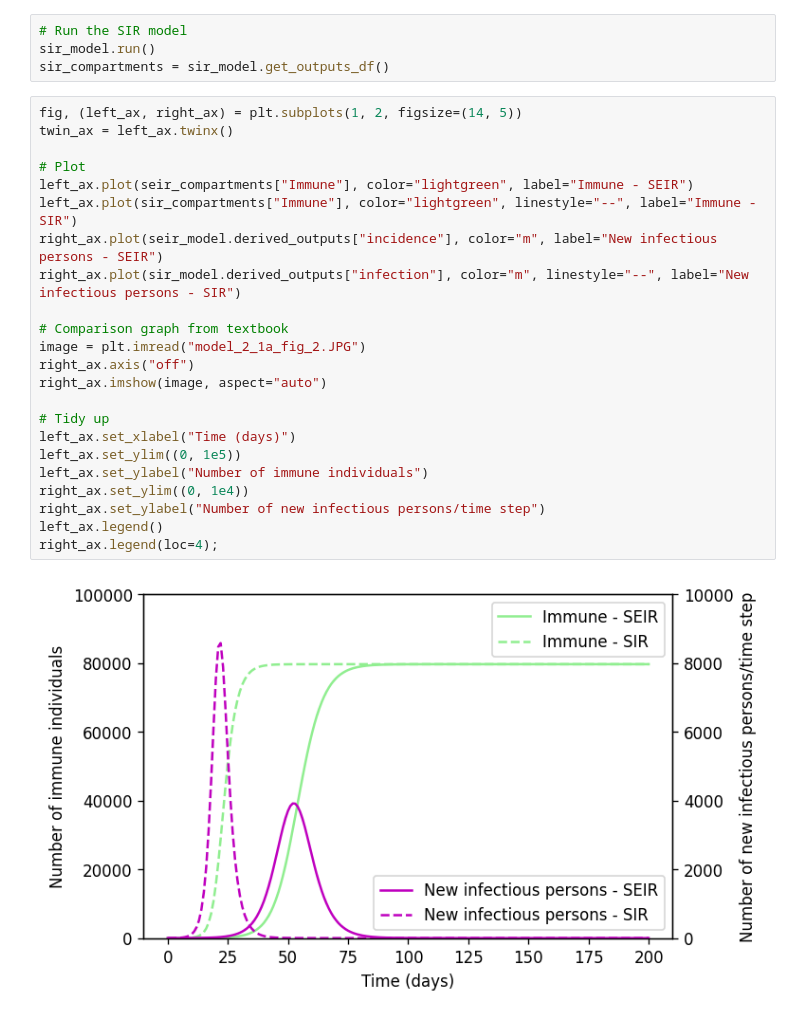
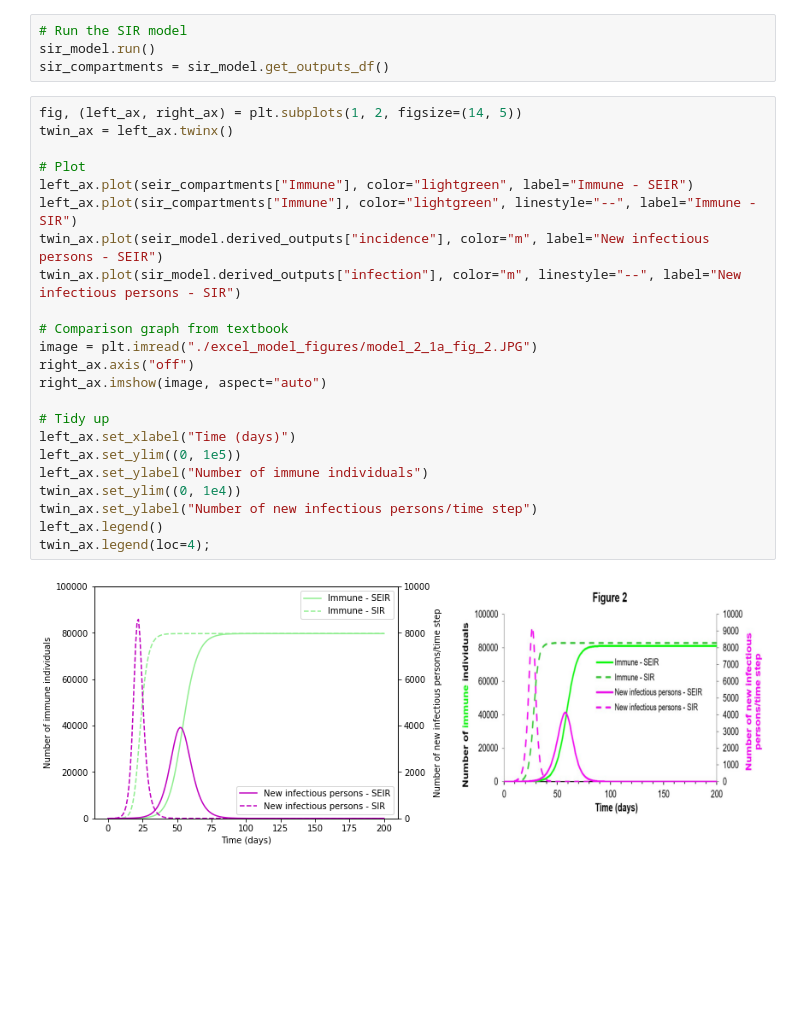
Before and after one commit to monash-emu/summer, a Jupyter notebook: docs/vynnycky_white/chapter_2.ipynb, the cells around one changed output. Drawn from its saved outputs; the diff is of its cells as text; blank space fills up the shorter version.

Commit message:
Reorganise folder structure for figures

```diff
--- a/docs/vynnycky_white/chapter_2.ipynb
+++ b/docs/vynnycky_white/chapter_2.ipynb
@@ -174,25 +174,25 @@ sir_compartments = sir_model.get_outputs_df()
 # %%
 fig, (left_ax, right_ax) = plt.subplots(1, 2, figsize=(14, 5))
 twin_ax = left_ax.twinx()
 
 # Plot
 left_ax.plot(seir_compartments["Immune"], color="lightgreen", label="Immune - SEIR")
 left_ax.plot(sir_compartments["Immune"], color="lightgreen", linestyle="--", label="Immune - SIR")
-right_ax.plot(seir_model.derived_outputs["incidence"], color="m", label="New infectious persons - SEIR")
-right_ax.plot(sir_model.derived_outputs["infection"], color="m", linestyle="--", label="New infectious persons - SIR")
+twin_ax.plot(seir_model.derived_outputs["incidence"], color="m", label="New infectious persons - SEIR")
+twin_ax.plot(sir_model.derived_outputs["infection"], color="m", linestyle="--", label="New infectious persons - SIR")
 
 # Comparison graph from textbook
-image = plt.imread("model_2_1a_fig_2.JPG")
+image = plt.imread("./excel_model_figures/model_2_1a_fig_2.JPG")
 right_ax.axis("off")
 right_ax.imshow(image, aspect="auto")
 
 # Tidy up
 left_ax.set_xlabel("Time (days)")
 left_ax.set_ylim((0, 1e5))
 left_ax.set_ylabel("Number of immune individuals")
-right_ax.set_ylim((0, 1e4))
-right_ax.set_ylabel("Number of new infectious persons/time step")
+twin_ax.set_ylim((0, 1e4))
+twin_ax.set_ylabel("Number of new infectious persons/time step")
 left_ax.legend()
-right_ax.legend(loc=4);
+twin_ax.legend(loc=4);
 # %% [output]
-[figure, old version]
+[figure, new version]
```
Also changed, not shown: parts of 2 cells of this notebook, 5 other files.
